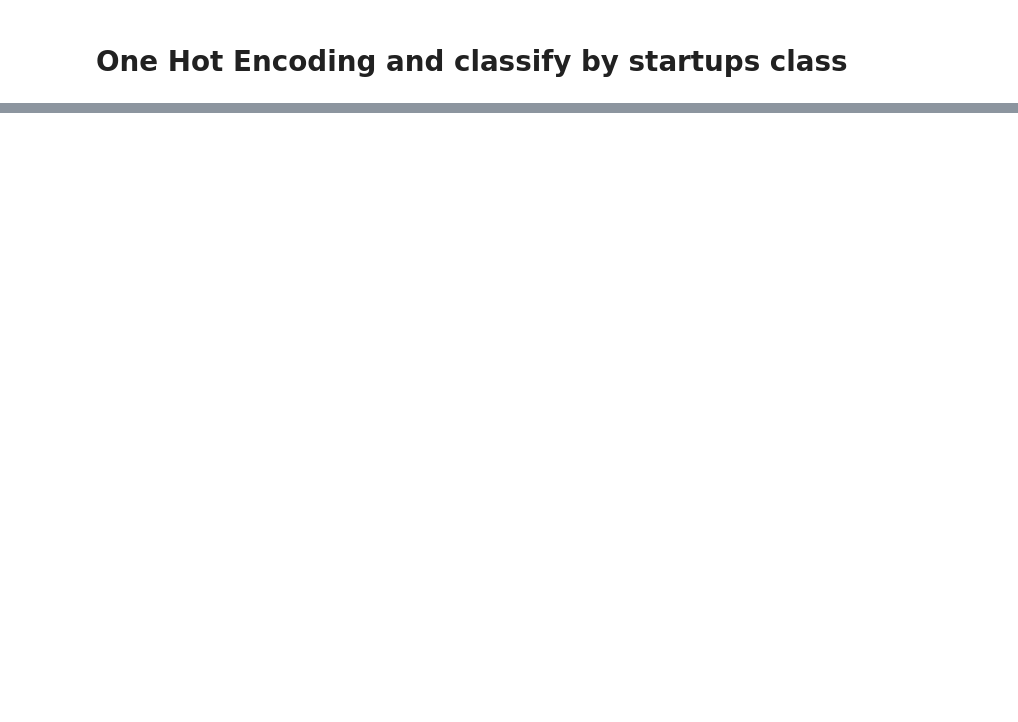
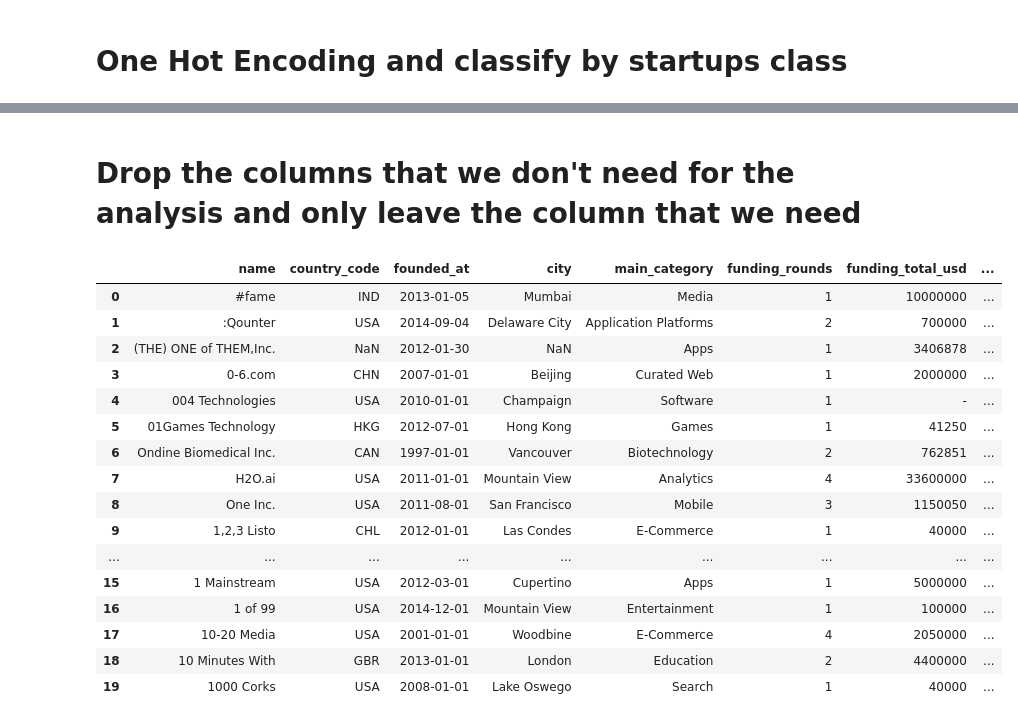
Before and after one commit to anilkumarraut/StartUps_-Sucess-Failure-_prediction, a Jupyter notebook: Sucess_rate_of_startups.ipynb, the cells around one changed output, grey strips where cells are left out. Cells and saved outputs as stored; diff of their text form; code cells hidden in the pictures; blank space fills up the shorter version.

```diff
--- a/Sucess_rate_of_startups.ipynb
+++ b/Sucess_rate_of_startups.ipynb
@@ -294,0 +296,24 @@ df.head(20)
+# %% [markdown]
+# Drop the columns that we don't need for the analysis and only leave the column that we need
+# %%
+df = df[['name','country_code','founded_at','city','main_category','funding_rounds','funding_total_usd',
+               'first_funding_at','last_funding_at','status','status_class','fail','operating','success']]
+df.head(20)
+# %% [output]
+|  | name | country_code | founded_at | city | main_category | funding_rounds | funding_total_usd | ... |
+| 0 | #fame | IND | 2013-01-05 | Mumbai | Media | 1 | 10000000 | ... |
+| 1 | :Qounter | USA | 2014-09-04 | Delaware City | Application Platforms | 2 | 700000 | ... |
+| 2 | (THE) ONE of THEM,Inc. | NaN | 2012-01-30 | NaN | Apps | 1 | 3406878 | ... |
+| 3 | 0-6.com | CHN | 2007-01-01 | Beijing | Curated Web | 1 | 2000000 | ... |
+| 4 | 004 Technologies | USA | 2010-01-01 | Champaign | Software | 1 | - | ... |
+| 5 | 01Games Technology | HKG | 2012-07-01 | Hong Kong | Games | 1 | 41250 | ... |
+| 6 | Ondine Biomedical Inc. | CAN | 1997-01-01 | Vancouver | Biotechnology | 2 | 762851 | ... |
+| 7 | H2O.ai | USA | 2011-01-01 | Mountain View | Analytics | 4 | 33600000 | ... |
+| 8 | One Inc. | USA | 2011-08-01 | San Francisco | Mobile | 3 | 1150050 | ... |
+| 9 | 1,2,3 Listo | CHL | 2012-01-01 | Las Condes | E-Commerce | 1 | 40000 | ... |
+| ... | ... | ... | ... | ... | ... | ... | ... | ... |
+| 15 | 1 Mainstream | USA | 2012-03-01 | Cupertino | Apps | 1 | 5000000 | ... |
+| 16 | 1 of 99 | USA | 2014-12-01 | Mountain View | Entertainment | 1 | 100000 | ... |
+| 17 | 10-20 Media | USA | 2001-01-01 | Woodbine | E-Commerce | 4 | 2050000 | ... |
+| 18 | 10 Minutes With | GBR | 2013-01-01 | London | Education | 2 | 4400000 | ... |
+| 19 | 1000 Corks | USA | 2008-01-01 | Lake Oswego | Search | 1 | 40000 | ... |
```
Also changed, not shown: parts of 3 cells of this notebook.
